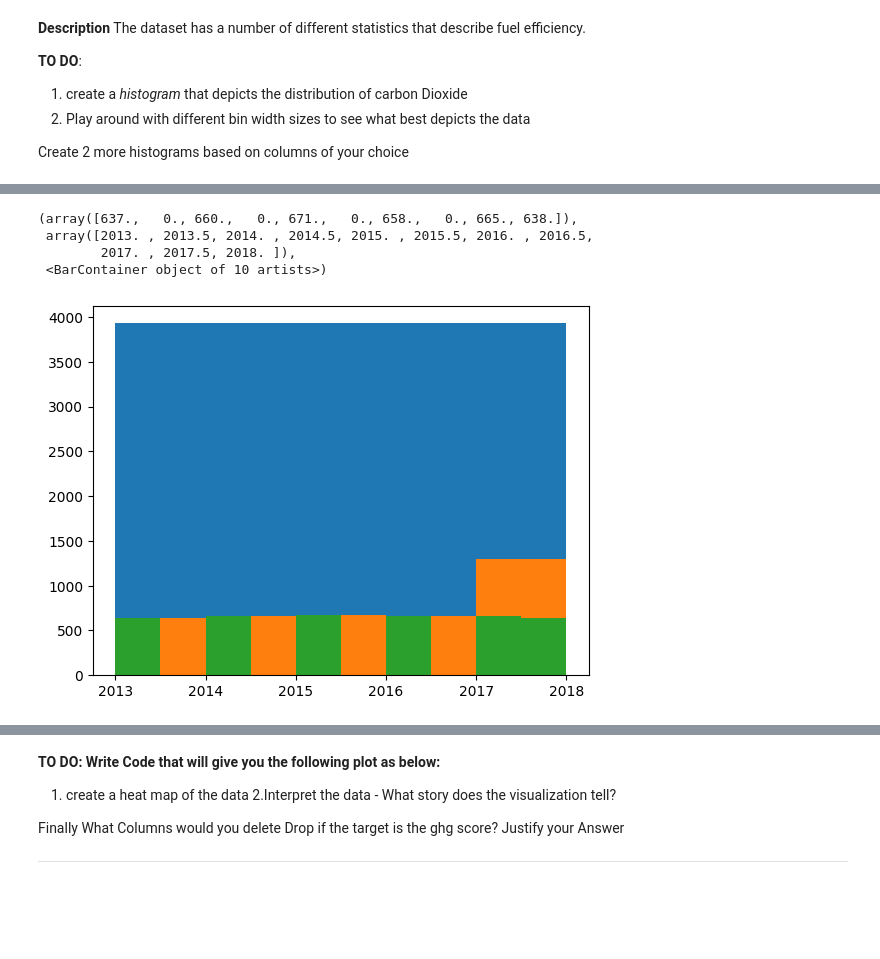
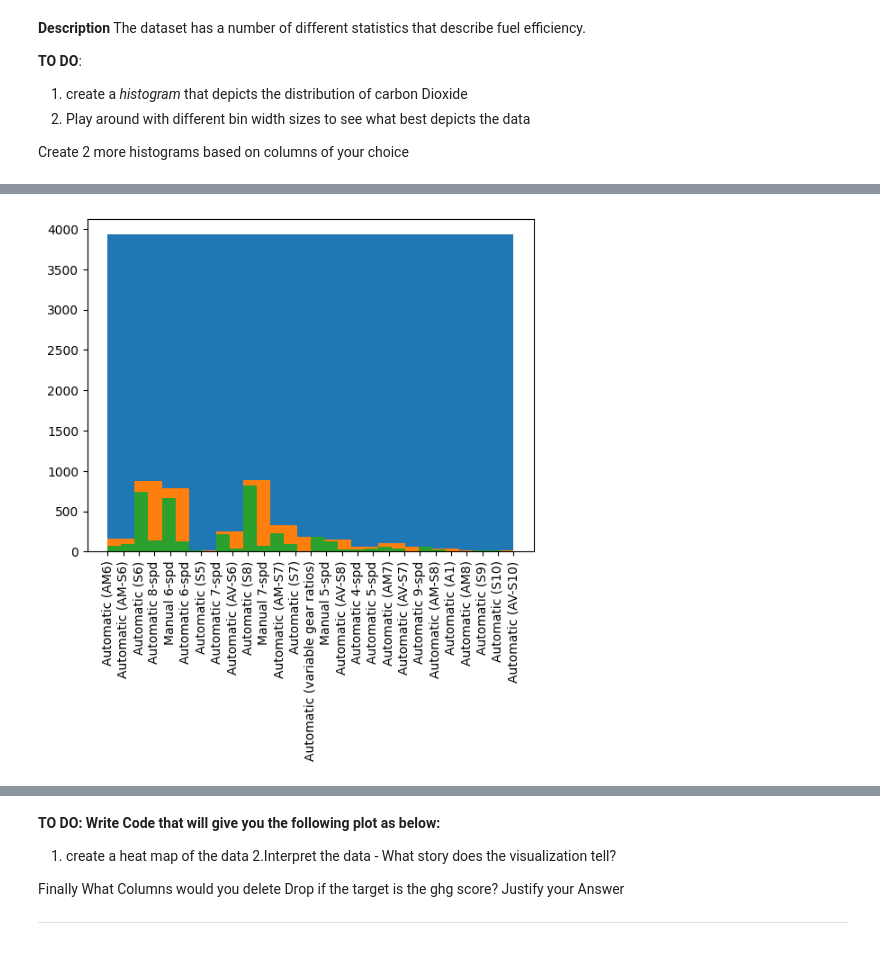
Before and after one commit to Terrymanzi/google_colab, a Jupyter notebook: Manzi_Terry_Plotting_Assignment.ipynb, the cells around one changed output, grey strips where cells are left out. Drawn from its saved outputs; the diff is of its cells as text; code cells hidden in the pictures; blank space fills up the shorter version.

Commit message:
Updated Plotting Assignment file

```diff
--- a/Manzi_Terry_Plotting_Assignment.ipynb
+++ b/Manzi_Terry_Plotting_Assignment.ipynb
@@ -21,15 +21,9 @@ Load the dataset and print at least 10 rows
 1.   Load the dataset
 2.   print atleast 10 rows of it
 # %%
-from google.colab import drive
-import pandas as pd
+filePath = '/content/fuel_econ.csv'
 
-# link google drive
-drive.mount('/content/drive')
-
-file_path = '/content/drive/MyDrive/Machine Learning/fuel_econ.csv'
-
-# loading dataset
-df = pd.read_csv(file_path)
+# dataset loading
+df = pd.read_csv(filePath)
 print(df.head(10))
 # %% [output]
@@ -84,14 +105,10 @@ plt.hist(df.co2, bins=10)
 # %%
 # YOUR CODE HERE
-# YOUR CODE HERE
-
-# co2 histo:
-plt.hist(df.year, bins=1)
-plt.hist(df.year, bins=5)
-plt.hist(df.year, bins=10)
+# fuel type histo:
+plt.hist(df.trans, bins=1)
+plt.hist(df.trans, bins=15)
+plt.hist(df.trans, bins=30)
+plt.xticks(rotation=90)
+plt.show()
 # %% [output]
-(array([637.,   0., 660.,   0., 671.,   0., 658.,   0., 665., 638.]),
- array([2013. , 2013.5, 2014. , 2014.5, 2015. , 2015.5, 2016. , 2016.5,
-        2017. , 2017.5, 2018. ]),
- <BarContainer object of 10 artists>)
-[figure, old version]
+[figure, new version]
```
Also changed, not shown: parts of 5 cells of this notebook.
